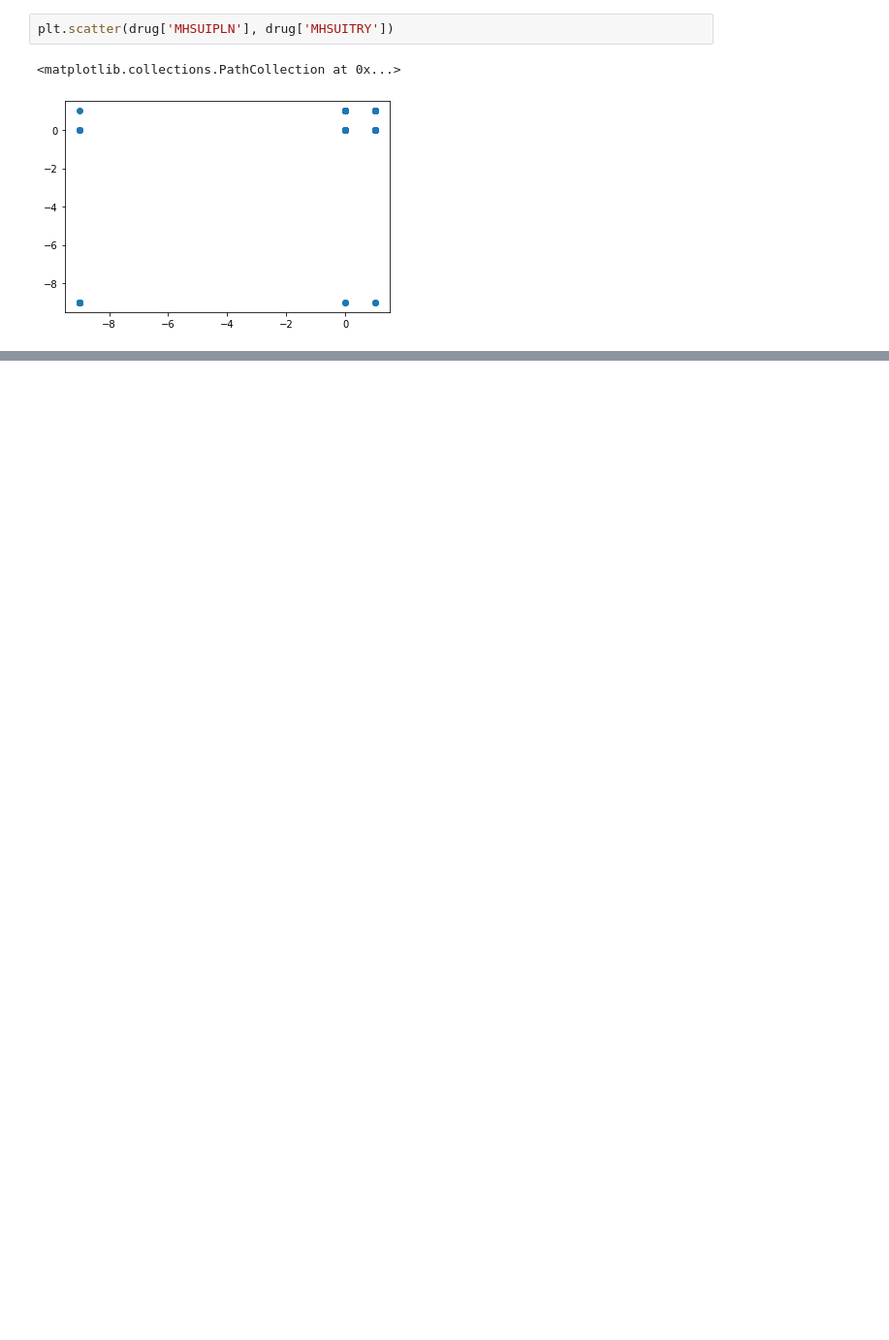
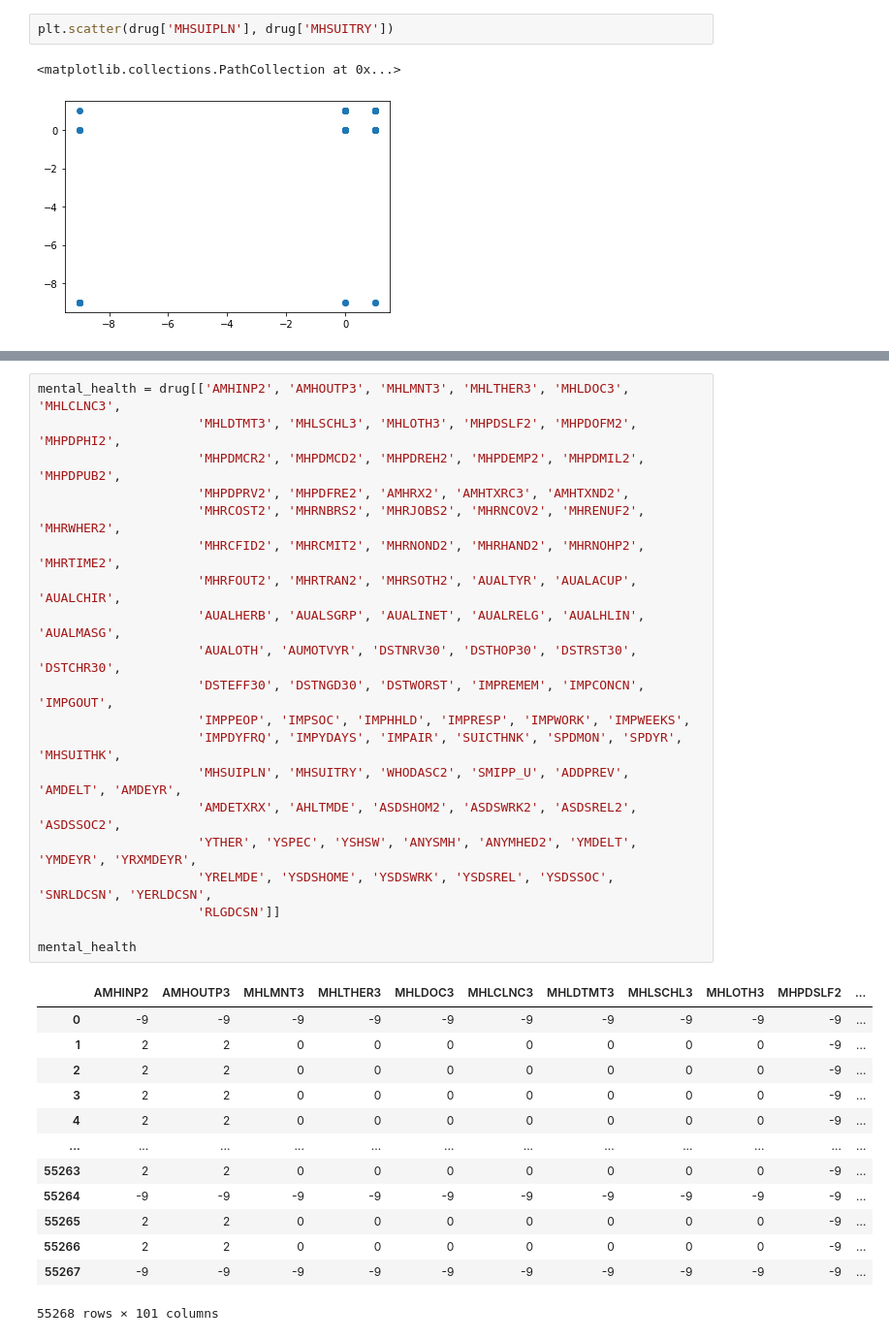
Before and after one commit to zaxiang/DDS_Project, a Jupyter notebook: DDS_Project_courtney.ipynb, the cells around one changed output, grey strips where cells are left out. Shown at 97% size. Cells and saved outputs as stored; diff of their text form; blank space fills up the shorter version.

Commit message:
mental health subset

```diff
--- a/DDS_Project_courtney.ipynb
+++ b/DDS_Project_courtney.ipynb
@@ -94,0 +125,34 @@ plt.scatter(drug['AMHTXND2'], drug['ABUSEPSY'])
+# %%
+mental_health = drug[['AMHINP2', 'AMHOUTP3', 'MHLMNT3', 'MHLTHER3', 'MHLDOC3', 'MHLCLNC3',
+                     'MHLDTMT3', 'MHLSCHL3', 'MHLOTH3', 'MHPDSLF2', 'MHPDOFM2', 'MHPDPHI2',
+                     'MHPDMCR2', 'MHPDMCD2', 'MHPDREH2', 'MHPDEMP2', 'MHPDMIL2', 'MHPDPUB2',
+                     'MHPDPRV2', 'MHPDFRE2', 'AMHRX2', 'AMHTXRC3', 'AMHTXND2',
+                     'MHRCOST2', 'MHRNBRS2', 'MHRJOBS2', 'MHRNCOV2', 'MHRENUF2', 'MHRWHER2',
+                     'MHRCFID2', 'MHRCMIT2', 'MHRNOND2', 'MHRHAND2', 'MHRNOHP2', 'MHRTIME2',
+                     'MHRFOUT2', 'MHRTRAN2', 'MHRSOTH2', 'AUALTYR', 'AUALACUP', 'AUALCHIR',
+                     'AUALHERB', 'AUALSGRP', 'AUALINET', 'AUALRELG', 'AUALHLIN', 'AUALMASG',
+                     'AUALOTH', 'AUMOTVYR', 'DSTNRV30', 'DSTHOP30', 'DSTRST30', 'DSTCHR30',
+                     'DSTEFF30', 'DSTNGD30', 'DSTWORST', 'IMPREMEM', 'IMPCONCN', 'IMPGOUT',
+                     'IMPPEOP', 'IMPSOC', 'IMPHHLD', 'IMPRESP', 'IMPWORK', 'IMPWEEKS',
+                     'IMPDYFRQ', 'IMPYDAYS', 'IMPAIR', 'SUICTHNK', 'SPDMON', 'SPDYR', 'MHSUITHK',
+                     'MHSUIPLN', 'MHSUITRY', 'WHODASC2', 'SMIPP_U', 'ADDPREV', 'AMDELT', 'AMDEYR',
+                     'AMDETXRX', 'AHLTMDE', 'ASDSHOM2', 'ASDSWRK2', 'ASDSREL2', 'ASDSSOC2',
+                     'YTHER', 'YSPEC', 'YSHSW', 'ANYSMH', 'ANYMHED2', 'YMDELT', 'YMDEYR', 'YRXMDEYR',
+                     'YRELMDE', 'YSDSHOME', 'YSDSWRK', 'YSDSREL', 'YSDSSOC', 'SNRLDCSN', 'YERLDCSN',
+                     'RLGDCSN']]
+
+mental_health
+# %% [output]
+|  | AMHINP2 | AMHOUTP3 | MHLMNT3 | MHLTHER3 | MHLDOC3 | MHLCLNC3 | MHLDTMT3 | MHLSCHL3 | MHLOTH3 | MHPDSLF2 | ... |
+| 0 | -9 | -9 | -9 | -9 | -9 | -9 | -9 | -9 | -9 | -9 | ... |
+| 1 | 2 | 2 | 0 | 0 | 0 | 0 | 0 | 0 | 0 | -9 | ... |
+| 2 | 2 | 2 | 0 | 0 | 0 | 0 | 0 | 0 | 0 | -9 | ... |
+| 3 | 2 | 2 | 0 | 0 | 0 | 0 | 0 | 0 | 0 | -9 | ... |
+| 4 | 2 | 2 | 0 | 0 | 0 | 0 | 0 | 0 | 0 | -9 | ... |
+| ... | ... | ... | ... | ... | ... | ... | ... | ... | ... | ... | ... |
+| 55263 | 2 | 2 | 0 | 0 | 0 | 0 | 0 | 0 | 0 | -9 | ... |
+| 55264 | -9 | -9 | -9 | -9 | -9 | -9 | -9 | -9 | -9 | -9 | ... |
+| 55265 | 2 | 2 | 0 | 0 | 0 | 0 | 0 | 0 | 0 | -9 | ... |
+| 55266 | 2 | 2 | 0 | 0 | 0 | 0 | 0 | 0 | 0 | -9 | ... |
+| 55267 | -9 | -9 | -9 | -9 | -9 | -9 | -9 | -9 | -9 | -9 | ... |
+55268 rows × 101 columns
```
Also changed, not shown: parts of 16 cells of this notebook.
